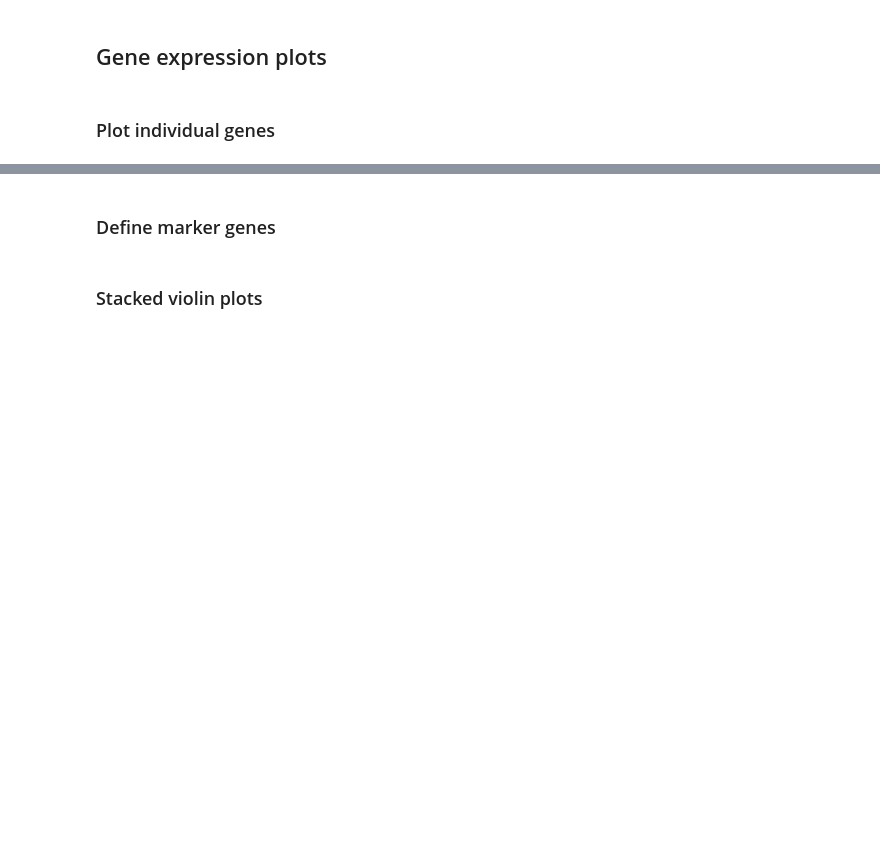
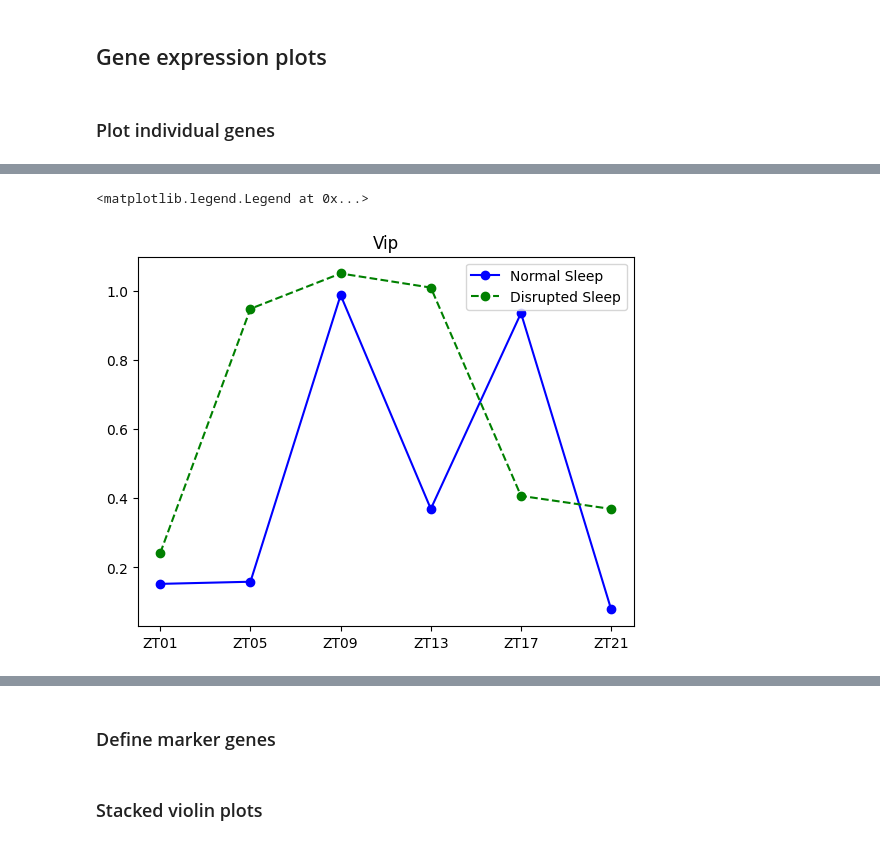
Before and after one commit to Carboneinerte/Pynda_ssc, a Jupyter notebook: v10C_Xenium_DataViz_Analysis.ipynb, the cells around one changed output, grey strips where cells are left out. Saved outputs shown, nothing was run; the diff lists cells and outputs as text; code cells hidden in the pictures; blank space fills up the shorter version.

```diff
--- a/v10C_Xenium_DataViz_Analysis.ipynb
+++ b/v10C_Xenium_DataViz_Analysis.ipynb
@@ -542,6 +553,9 @@ df_SD['ZT'] = df_SD['ZT2']
 # %%
-gene_name = 'Pou1f1'
-plt.plot(df_NS.groupby('ZT')[gene_name].mean(), "bo-", label = 'Normal Sleep' )
-plt.plot(df_SD.groupby('ZT')[gene_name].mean(), "go--", label = 'Disrupted Sleep')
+gene_name = 'Vip'
+plt.plot(df_NS[df_NS['cell_type_final']=='SCH Gaba'].groupby('ZT')[gene_name].mean(), "bo-", label = 'Normal Sleep' )
+plt.plot(df_SD[df_SD['cell_type_final']=='SCH Gaba'].groupby('ZT')[gene_name].mean(), "go--", label = 'Disrupted Sleep')
 plt.title(gene_name)
 plt.legend()
+# %% [output]
+<matplotlib.legend.Legend at 0x...>
+[figure, added]
```
Also changed, not shown: parts of 35 cells of this notebook, 22 other files.
